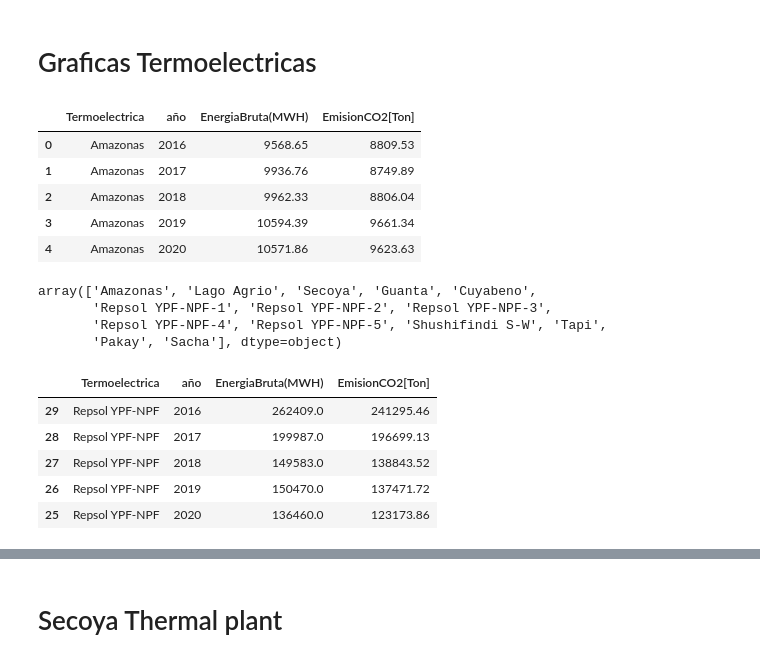
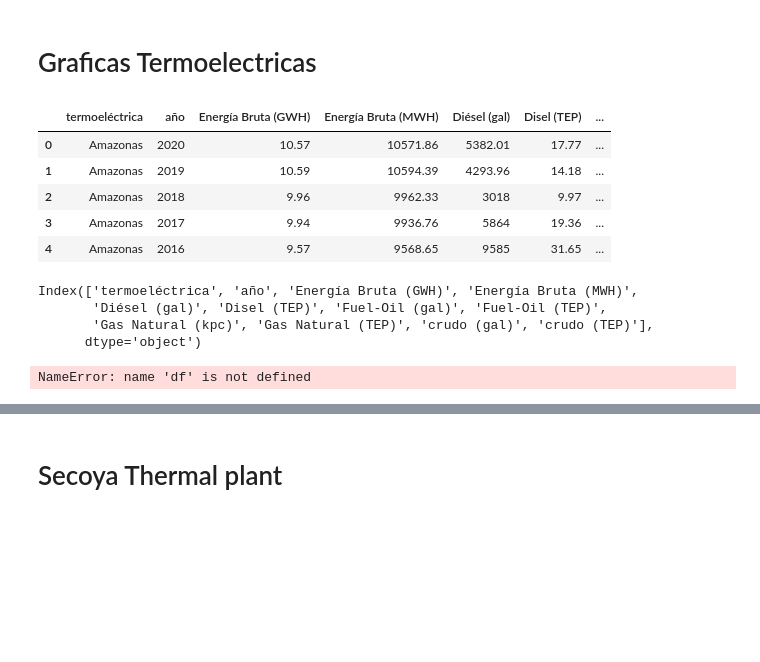
Before and after one commit to FreddyEcu-Ch/CCUS-ESPOL, a Jupyter notebook: Graficas.ipynb, the cells around one changed output, grey strips where cells are left out. Saved outputs shown, nothing was run; the diff lists cells and outputs as text; code cells hidden in the pictures; blank space fills up the shorter version.

```diff
--- a/Graficas.ipynb
+++ b/Graficas.ipynb
@@ -17,8 +15,4 @@ sns.set_style('white')
 #Autocompletador
 %config Completer.use_jedi=False
 # %%
-engine=create_engine('sqlite:///CO2_EOR.db')
-
-df=pd.read_sql_query("SELECT* FROM R_Shushufindi", engine)
-df.head()
-df.columns
+engine=create_engine('sqlite:///Data/CO2_EOR.db')
@@ -136,22 +115,30 @@ fig5.savefig('refinery')
 # %% [markdown]
 # Graficas Termoelectricas
 # %%
-ter=pd.read_sql_query("SELECT* FROM Datos_termoelectricas", engine)
-ter.head()
+df_ter=pd.read_sql_query("SELECT* FROM Data_Thermo", engine)
+df_ter.head()
 # %% [output]
-|  | Termoelectrica | año | EnergiaBruta(MWH) | EmisionCO2[Ton] |
-| 0 | Amazonas | 2016 | 9568.65 | 8809.53 |
-| 1 | Amazonas | 2017 | 9936.76 | 8749.89 |
-| 2 | Amazonas | 2018 | 9962.33 | 8806.04 |
-| 3 | Amazonas | 2019 | 10594.39 | 9661.34 |
-| 4 | Amazonas | 2020 | 10571.86 | 9623.63 |
+|  | termoeléctrica | año | Energía Bruta (GWH) | Energía Bruta (MWH) | Diésel (gal) | Disel (TEP) | ... |
+| 0 | Amazonas | 2020 | 10.57 | 10571.86 | 5382.01 | 17.77 | ... |
+| 1 | Amazonas | 2019 | 10.59 | 10594.39 | 4293.96 | 14.18 | ... |
+| 2 | Amazonas | 2018 | 9.96 | 9962.33 | 3018 | 9.97 | ... |
+| 3 | Amazonas | 2017 | 9.94 | 9936.76 | 5864 | 19.36 | ... |
+| 4 | Amazonas | 2016 | 9.57 | 9568.65 | 9585 | 31.65 | ... |
+# %%
+print(df_ter.columns)
+
+d=df_fact.loc['diesel','NCV']
+# %% [output]
+Index(['termoeléctrica', 'año', 'Energía Bruta (GWH)', 'Energía Bruta (MWH)',
+       'Diésel (gal)', 'Disel (TEP)', 'Fuel-Oil (gal)', 'Fuel-Oil (TEP)',
+       'Gas Natural (kpc)', 'Gas Natural (TEP)', 'crudo (gal)', 'crudo (TEP)'],
+      dtype='object')
+# %%
+df_ter["Emisiones"] = ((df_ter["Diésel (gal)"]*3.78546*df_fact["NCV"]=""/1000)*
+# %% [output]
+NameError: name 'df' is not defined
 # %%
 ter["Termoelectrica"].unique()
-# %% [output]
-array(['Amazonas', 'Lago Agrio', 'Secoya', 'Guanta', 'Cuyabeno',
-       'Repsol YPF-NPF-1', 'Repsol YPF-NPF-2', 'Repsol YPF-NPF-3',
-       'Repsol YPF-NPF-4', 'Repsol YPF-NPF-5', 'Shushifindi S-W', 'Tapi',
-       'Pakay', 'Sacha'], dtype=object)
 # %%
 ter_1 = ter[ter["Termoelectrica"]=="Repsol YPF-NPF-5"]
 ter_2 = ter[ter["Termoelectrica"]=="Repsol YPF-NPF-4"]
@@ -162,13 +149,6 @@ ter_5 = ter[ter["Termoelectrica"]=="Repsol YPF-NPF-1"]
 ter_rep = pd.concat([ter_1, ter_2, ter_3, ter_4, ter_5])
 ter_rep["Termoelectrica"] = "Repsol YPF-NPF"
 ter_rep
-# %% [output]
-|  | Termoelectrica | año | EnergiaBruta(MWH) | EmisionCO2[Ton] |
-| 29 | Repsol YPF-NPF | 2016 | 262409.0 | 241295.46 |
-| 28 | Repsol YPF-NPF | 2017 | 199987.0 | 196699.13 |
-| 27 | Repsol YPF-NPF | 2018 | 149583.0 | 138843.52 |
-| 26 | Repsol YPF-NPF | 2019 | 150470.0 | 137471.72 |
-| 25 | Repsol YPF-NPF | 2020 | 136460.0 | 123173.86 |
 # %%
 ter_ama = ter[ter['Termoelectrica']=='Amazonas']
 ter_ama
```
Also changed, not shown: parts of 29 cells of this notebook, 1 other file.
